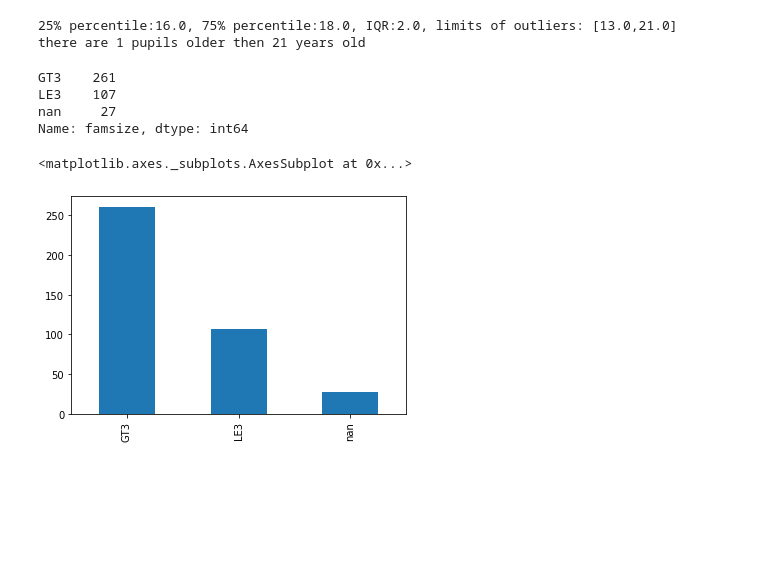
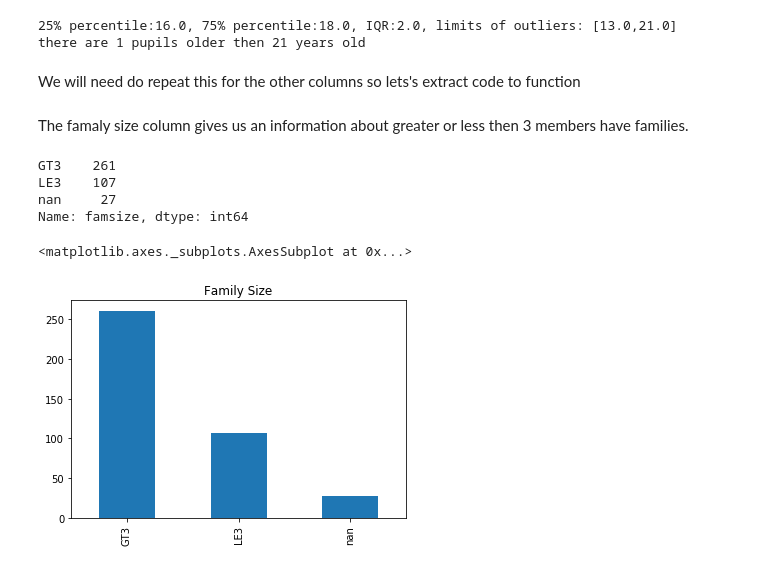
Before and after one commit to Ira-Trygub/project_2_stud_math, a Jupyter notebook: project_2_study_mathematic.ipynb, the cells around one changed output. Drawn from its saved outputs; the diff is of its cells as text; code cells hidden in the pictures; blank space fills up the shorter version.

```diff
--- a/project_2_study_mathematic.ipynb
+++ b/project_2_study_mathematic.ipynb
@@ -74,6 +79,6 @@ As we see we have a big amount of columns so we will devide the DataFtrame to pa
 # %% [markdown]
 Let's start to discover the family situation of pupils and its influence on mathematical performance.
 # %%
-fam_sit=stud_math[['sex','age','famsize','Pstatus','Medu', 'Fedu', 'Mjob','Fjob','guardian','traveltime', 'absences', 'score']]
+fam_sit=stud_math[['sex','age','famsize','Pstatus','Medu', 'Fedu', 'Mjob','Fjob','guardian','traveltime', 'famrel', 'absences', 'score']]
 fam_sit
 # %% [output]
@@ -133,0 +137,2 @@ The famaly size column gives us an information about
+# %% [markdown]
+We will need do repeat this for the other columns so lets's extract code to function
@@ -134,11 +146,13 @@ The famaly size column gives us an information about
+# %% [markdown]
+The famaly size column gives us an information about greater or less then 3 members have families.
 # %%
-stud_math.famsize=stud_math.famsize.apply(lambda x: None if str(x).strip() == '' else x)
-print(stud_math.famsize.astype(str).value_counts())
-stud_math.famsize.astype(str).value_counts().plot(kind='bar')
+fam_sit.famsize=fam_sit.famsize.apply(lambda x: None if str(x).strip() == '' else x)
+print(fam_sit.famsize.astype(str).value_counts())
+fam_sit.famsize.astype(str).value_counts().plot(kind='bar', title='Family Size')
 # %% [output]
 GT3    261
 LE3    107
 nan     27
 Name: famsize, dtype: int64
 <matplotlib.axes._subplots.AxesSubplot at 0x...>
-[figure, old version]
+[figure, new version]
```
Also changed, not shown: parts of 50 cells of this notebook.
